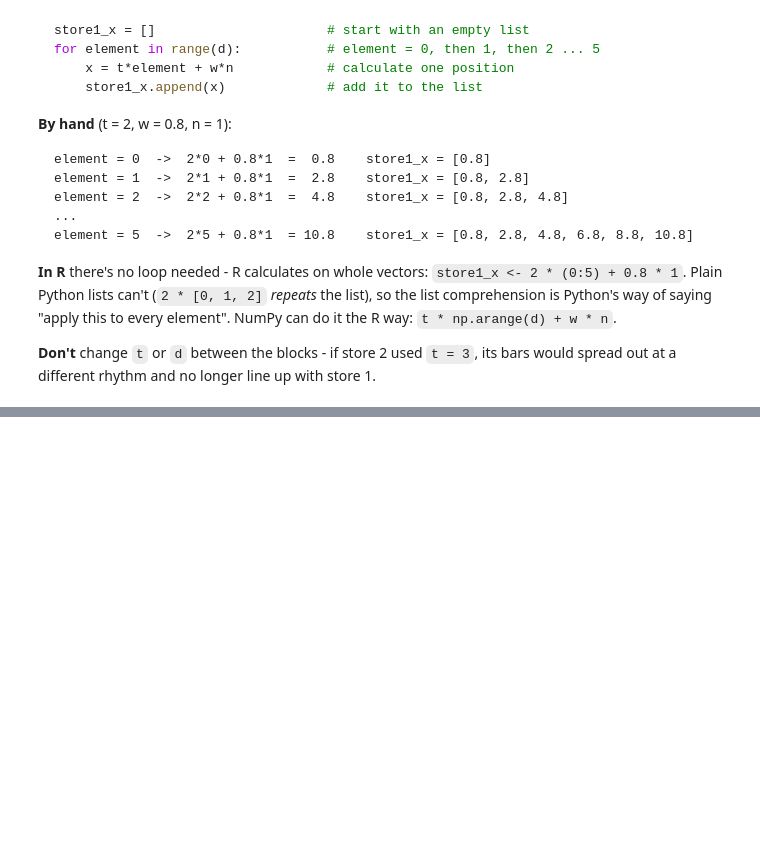
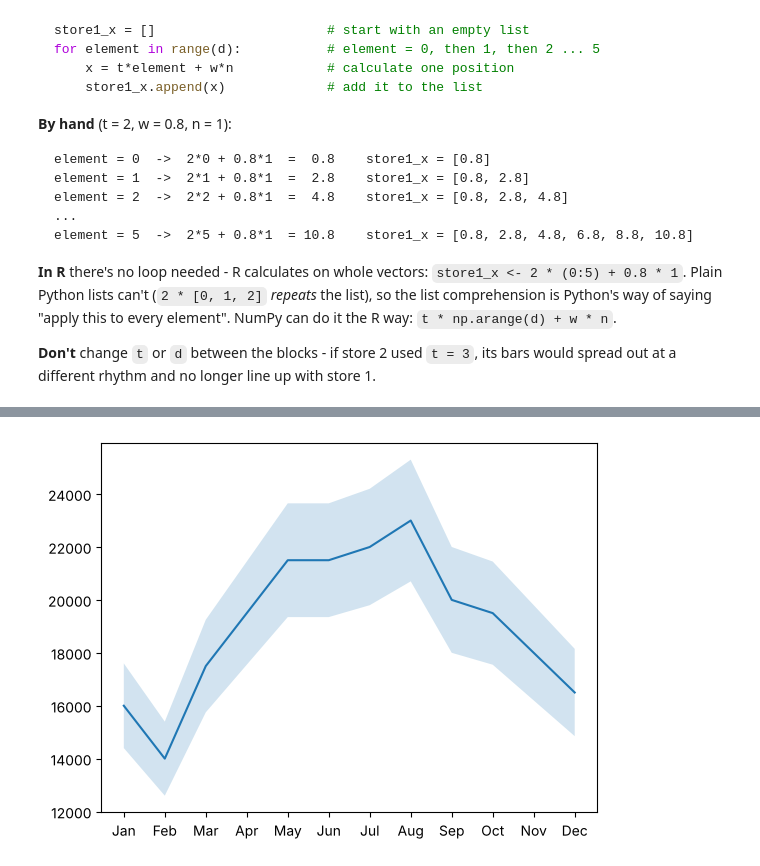
Before and after one commit to kkg98/panda-for-finance, a Jupyter notebook: notes/4_visualizing_finance_data/02_different_plot_types.ipynb, the cells around one changed output, grey strips where cells are left out. Cells and saved outputs as stored; diff of their text form; code cells hidden in the pictures; blank space fills up the shorter version.

```diff
--- a/notes/4_visualizing_finance_data/02_different_plot_types.ipynb
+++ b/notes/4_visualizing_finance_data/02_different_plot_types.ipynb
@@ -186,0 +287,15 @@ element = 5  ->  2*5 + 0.8*1  = 10.8    store1_x = [0.8, 2.8, 4.8, 6.8, 8.8, 10.
+# %%
+plt.figure()
+ax = plt.subplot()
+ax.set_xticks(months)
+ax.set_xticklabels(month_names)
+
+y_lower = [0.9 * i for i in revenue]
+y_upper = [1.1 * i for i in revenue]
+
+plt.fill_between(months, y_lower, y_upper, alpha=0.2)  # shaded band, drawn first
+plt.plot(months, revenue)                              # the line on top
+plt.savefig(CHARTS + '02_06_fill_between.png')
+plt.show()
+# %% [output]
+[figure, added]
```
Also changed, not shown: parts of 25 cells of this notebook, 11 other files.
